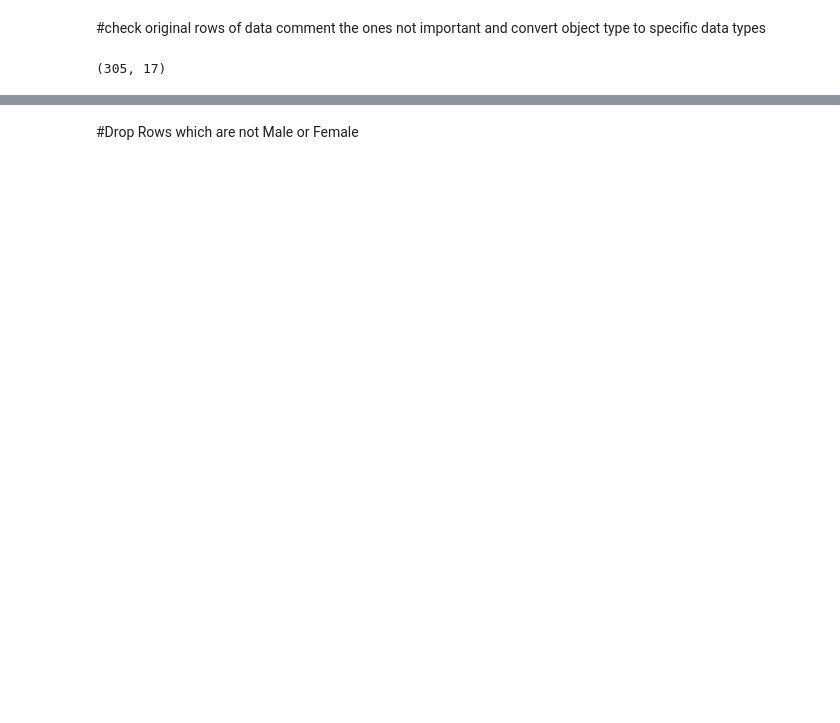
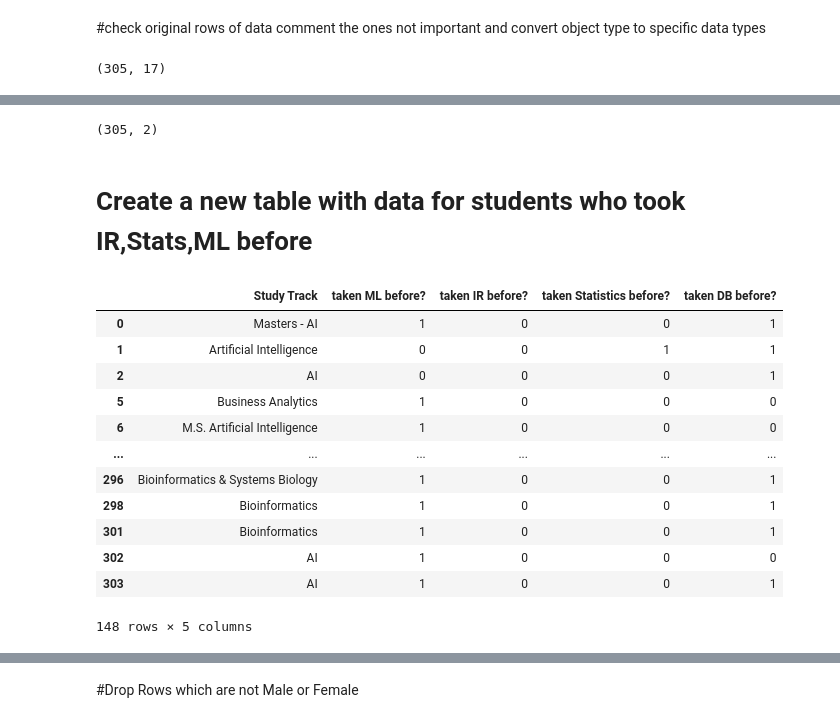
Before and after one commit to proygit/DMT, a Jupyter notebook: DMT_Assgnt1.ipynb, the cells around one changed output, grey strips where cells are left out. Saved outputs shown, nothing was run; the diff lists cells and outputs as text; code cells hidden in the pictures; blank space fills up the shorter version.

```diff
--- a/DMT_Assgnt1.ipynb
+++ b/DMT_Assgnt1.ipynb
@@ -97,4 +180,82 @@ df_csv_ver1 =df_csv[[#'Tijdstempel',
        #'What makes a good day for you (2)?'
        ]].iloc[:, :17]
 # %%
-df_csv_ver1
+df_csv_ver1.shape
+# %% [output]
+(305, 2)
+# %% [markdown]
+# Create a new table with data for students who took IR,Stats,ML before
+# %%
+from sklearn.preprocessing import LabelEncoder
+df_csv_ver2 =df_csv[[ 'What programme are you in?',
+       'Have you taken a course on machine learning?',
+       'Have you taken a course on information retrieval?',
+       'Have you taken a course on statistics?',
+       'Have you taken a course on databases?',
+        #'What is your gender?',
+       #'I have used ChatGPT to help me with some of my study assignments ',
+      # 'When is your birthday (date)?',
+       #'How many students do you estimate there are in the room?',
+       #'Did you stand up to come to your previous answer    ?',
+       #'What is your stress level (0-100)?',
+       #'How many hours per week do you do sports (in whole hours)? ',
+       #'Give a random number',
+        #'Time you went to bed Yesterday',
+       #'What makes a good day for you (1)?',
+       #'What makes a good day for you (2)?'
+       ]].iloc[:, :17]
+df_csv_ver2.shape
+#Remane the columns to a smaller name
+df_csv_ver2 = df_csv_ver2.rename(columns={'What programme are you in?': 'Study Track','Have you taken a course on machine learning?':'taken ML before?'})
+df_csv_ver2 = df_csv_ver2.rename(columns={'Have you taken a course on information retrieval?': 'taken IR before?','Have you taken a course on statistics?':'taken Statistics before?','Have you taken a course on databases?':'taken DB before?'})
+df_csv_ver2
+
+# Define the valid study tracks
+study_tracks = ['Business Analytics','Bioinformatics','Bioinformatics & Systems Biology','Econometrics','Artificial Intelligence', 'AI', 'Masters - AI','M.S. Artificial Intelligence','Computational Science','BA','Econometrics and Data Science','CS']
+
+# Convert all study tracks in the list to lowercase
+study_tracks_lower = [s.lower() for s in study_tracks]
+
+# Iterate over each row in the dataframe
+for index, row in df_csv_ver2.iterrows():
+    # Convert the study track to lowercase
+    study_track_lower = str(row['Study Track']).lower()
+
+    # If the study track is not in the list, mark it as NaN
+    if study_track_lower not in study_tracks_lower:
+        df_csv_ver2.loc[index, 'Study Track'] = np.nan
+
+df_csv_ver2
+#check how many we lose by having Nan
+df_csv_ver2['Study Track'].isna().value_counts()
+#after cleaningf study track we have 136 data of students in different tracks.
+#So drop all other row in the csv for other tracks which are NaN
+df_csv_ver2.dropna(inplace=True)
+df_csv_ver2['Study Track'].isna().value_counts()
+df_csv_ver2
+# Replace "unknown" with 0 in 'taken IR before?' column
+df_csv_ver2['taken IR before?'] = df_csv_ver2['taken IR before?'].replace('unknown', 0)
+# Replace "unknown" with "sigma" in 'taken Statistics before?' column
+df_csv_ver2['taken Statistics before?'] = df_csv_ver2['taken Statistics before?'].replace('unknown', 'sigma')
+#Apply LabelEncoding values 1=yes,mu and ja AND 0 = no,sigma,nee
+le = LabelEncoder()
+# Encode the 'yes' and 'no' values in the 'taken IR before?' column as binary 1 and 0, respectively
+df_csv_ver2['taken ML before?'] = le.fit_transform(df_csv_ver2['taken ML before?'])
+df_csv_ver2['taken Statistics before?'] = le.fit_transform(df_csv_ver2['taken Statistics before?'])
+df_csv_ver2['taken DB before?'] = le.fit_transform(df_csv_ver2['taken DB before?'])
+#check after cleaning
+df_csv_ver2
+# %% [output]
+|  | Study Track | taken ML before? | taken IR before? | taken Statistics before? | taken DB before? |
+| 0 | Masters - AI | 1 | 0 | 0 | 1 |
+| 1 | Artificial Intelligence | 0 | 0 | 1 | 1 |
+| 2 | AI | 0 | 0 | 0 | 1 |
+| 5 | Business Analytics | 1 | 0 | 0 | 0 |
+| 6 | M.S. Artificial Intelligence | 1 | 0 | 0 | 0 |
+| ... | ... | ... | ... | ... | ... |
+| 296 | Bioinformatics & Systems Biology | 1 | 0 | 0 | 1 |
+| 298 | Bioinformatics | 1 | 0 | 0 | 1 |
+| 301 | Bioinformatics | 1 | 0 | 0 | 1 |
+| 302 | AI | 1 | 0 | 0 | 0 |
+| 303 | AI | 1 | 0 | 0 | 1 |
+148 rows × 5 columns
```
Also changed, not shown: parts of 23 cells of this notebook.
